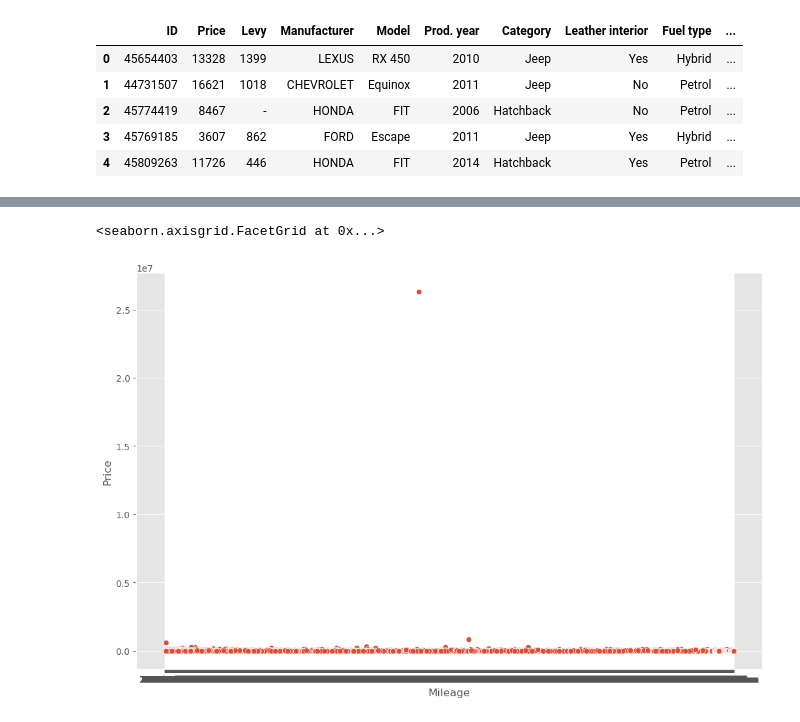
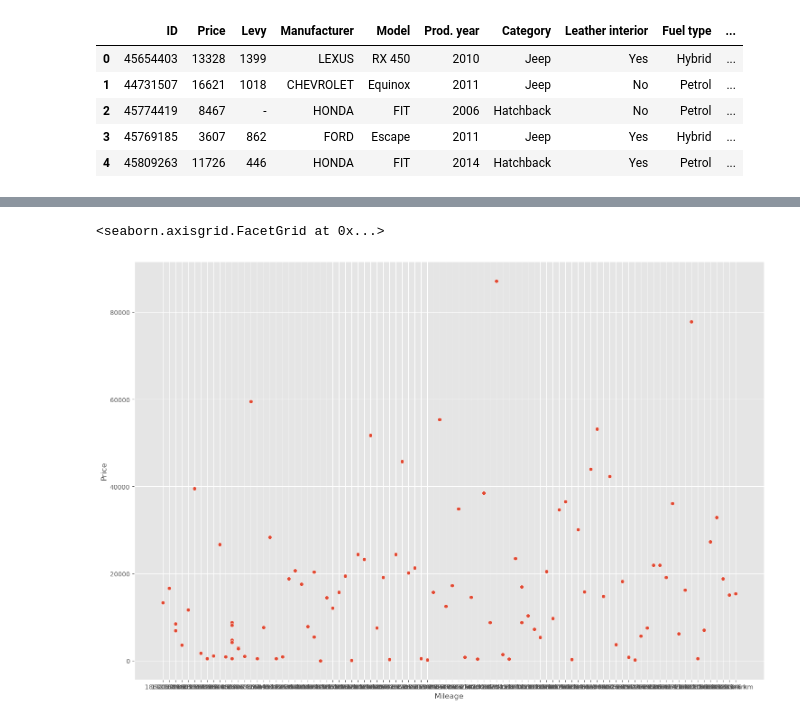
Before and after one commit to AliHShahid/CarPricePrediction, a Jupyter notebook: modelfile.ipynb, the cells around one changed output, grey strips where cells are left out. Saved outputs shown, nothing was run; the diff lists cells and outputs as text; code cells hidden in the pictures.

```diff
--- a/modelfile.ipynb
+++ b/modelfile.ipynb
@@ -18,3 +18,4 @@ car.head()
 | 4 | 45809263 | 11726 | 446 | HONDA | FIT | 2014 | Hatchback | Yes | Petrol | ... |
 # %%
 car.shape
+df = car.head(100)
@@ -63,5 +59,5 @@ KeyboardInterrupt:
 # %%
-sns.relplot(x='Mileage',y='Price',data=car,height=7,aspect=1.5)
+sns.relplot(x='Mileage',y='Price',data=df,height=10, aspect=1.5)
 # %% [output]
 <seaborn.axisgrid.FacetGrid at 0x...>
-[figure, old version]
+[figure, new version]
```
Also changed, not shown: parts of 16 cells of this notebook.
